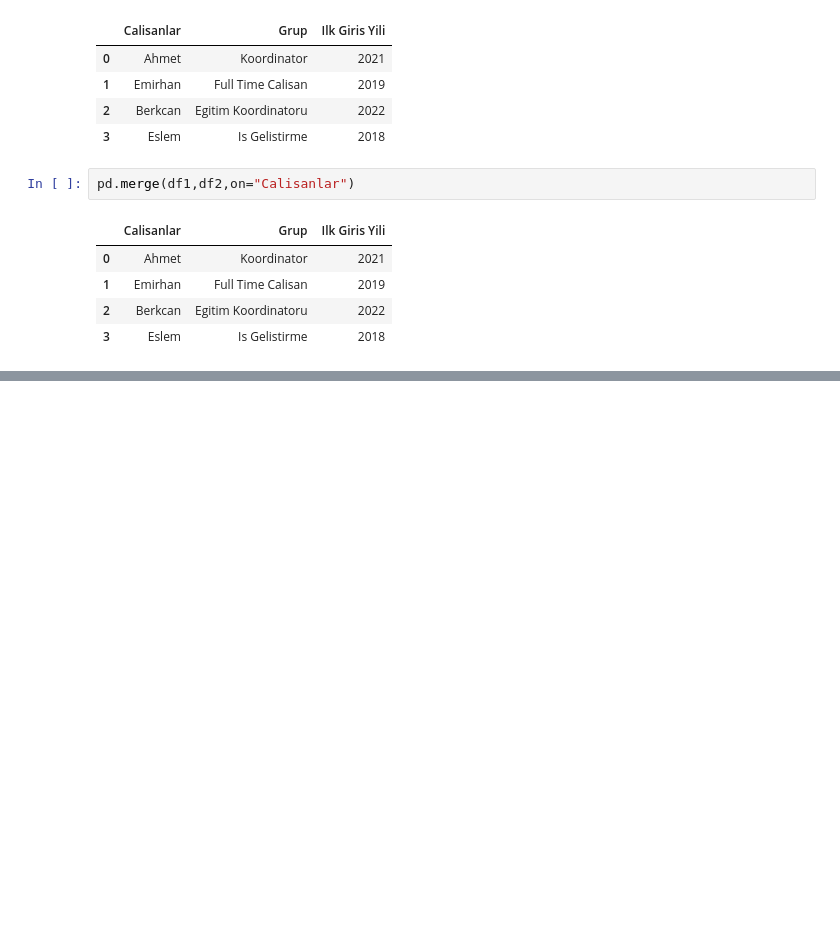
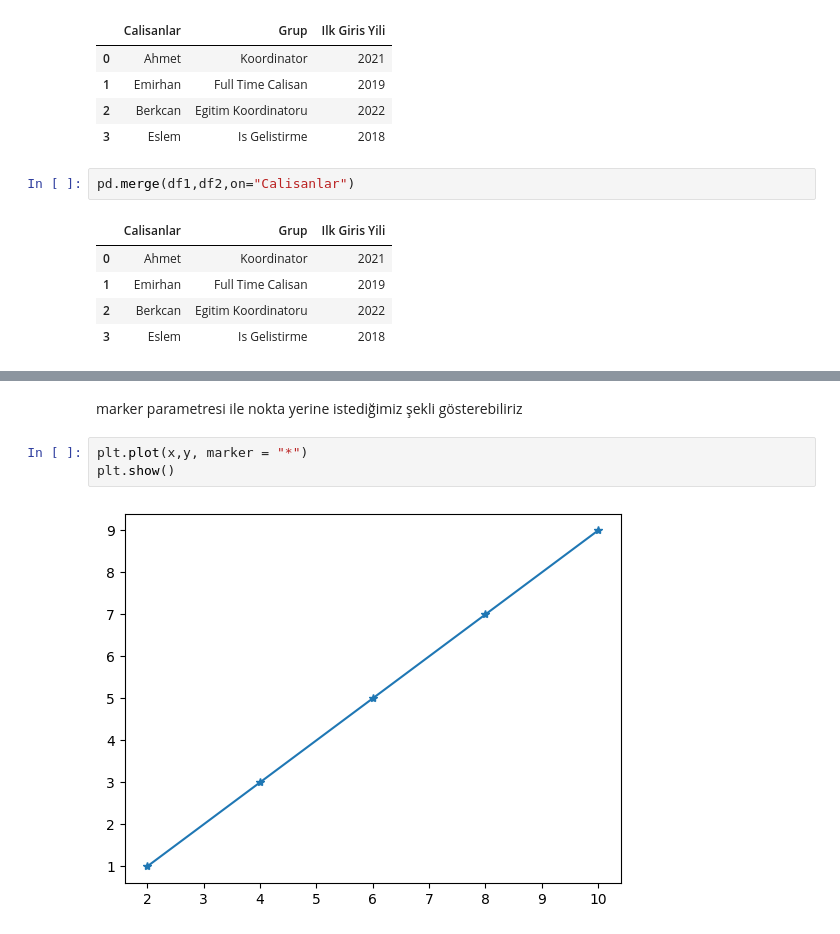
Before and after one commit to miraytopcu/YetGenCorePython, a Jupyter notebook: 11.Hafta/EgitimOncesi/video.ipynb, the cells around one changed output, grey strips where cells are left out. Saved outputs shown, nothing was run; the diff lists cells and outputs as text; blank space fills up the shorter version.

```diff
--- a/11.Hafta/EgitimOncesi/video.ipynb
+++ b/11.Hafta/EgitimOncesi/video.ipynb
@@ -552,0 +891,7 @@ pd.merge(df1,df2,on="Calisanlar")
+# %% [markdown]
+marker parametresi ile nokta yerine istediğimiz şekli gösterebiliriz
+# %%
+plt.plot(x,y, marker = "*")
+plt.show()
+# %% [output]
+[figure, added]
```
Also changed, not shown: parts of 56 cells of this notebook, 2 other files.
